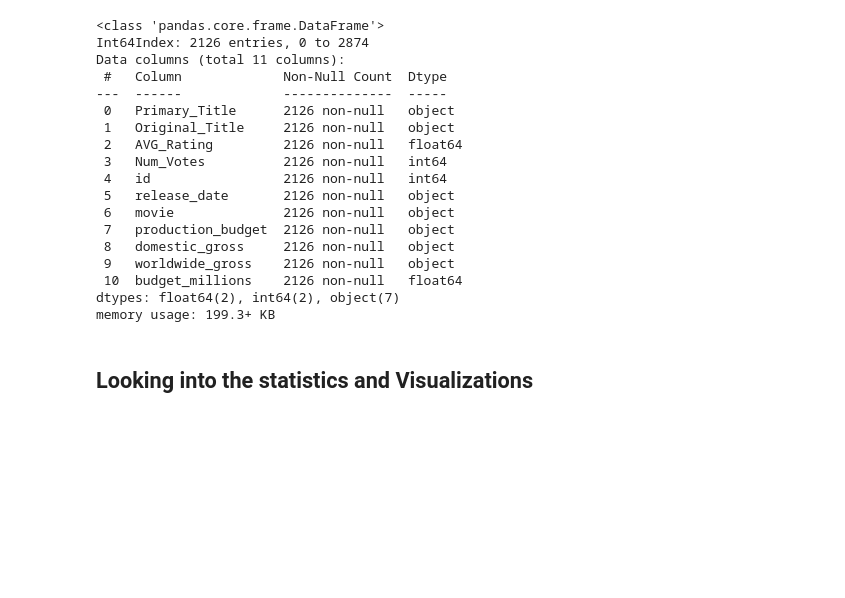
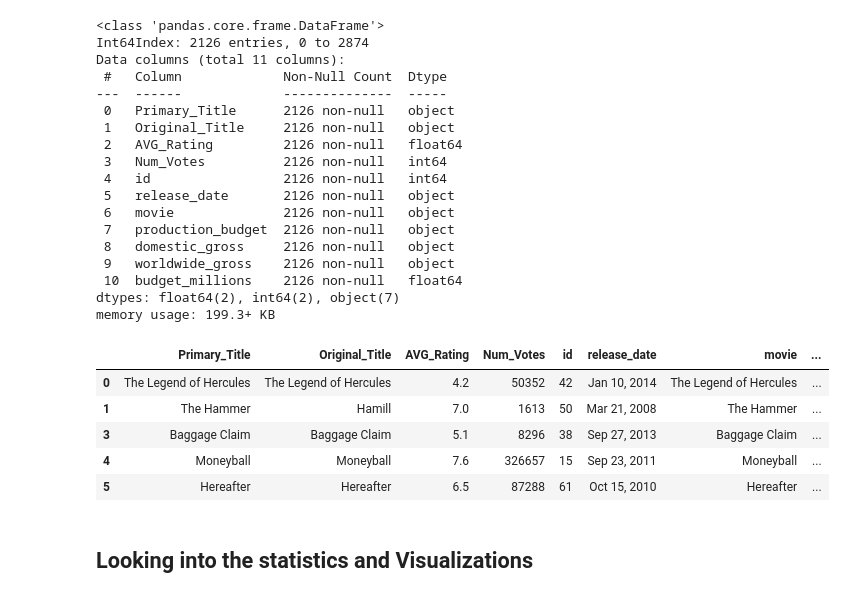
Before and after one commit to hixtape1212/Group6Consulting_CapstoneRepo, a Jupyter notebook: CIforBudget&Rating.ipynb, the cells around one changed output. Saved outputs shown, nothing was run; the diff lists cells and outputs as text; code cells hidden in the pictures; blank space fills up the shorter version.

```diff
--- a/CIforBudget&Rating.ipynb
+++ b/CIforBudget&Rating.ipynb
@@ -154,6 +154,15 @@ Data columns (total 11 columns):
  10  budget_millions    2126 non-null   float64
 dtypes: float64(2), int64(2), object(7)
 memory usage: 199.3+ KB
+# %%
+df_final.head()
+# %% [output]
+|  | Primary_Title | Original_Title | AVG_Rating | Num_Votes | id | release_date | movie | ... |
+| 0 | The Legend of Hercules | The Legend of Hercules | 4.2 | 50352 | 42 | Jan 10, 2014 | The Legend of Hercules | ... |
+| 1 | The Hammer | Hamill | 7.0 | 1613 | 50 | Mar 21, 2008 | The Hammer | ... |
+| 3 | Baggage Claim | Baggage Claim | 5.1 | 8296 | 38 | Sep 27, 2013 | Baggage Claim | ... |
+| 4 | Moneyball | Moneyball | 7.6 | 326657 | 15 | Sep 23, 2011 | Moneyball | ... |
+| 5 | Hereafter | Hereafter | 6.5 | 87288 | 61 | Oct 15, 2010 | Hereafter | ... |
 # %% [markdown]
 ## Looking into the statistics and Visualizations
 # %%
```
Also changed, not shown: parts of 9 cells of this notebook.
